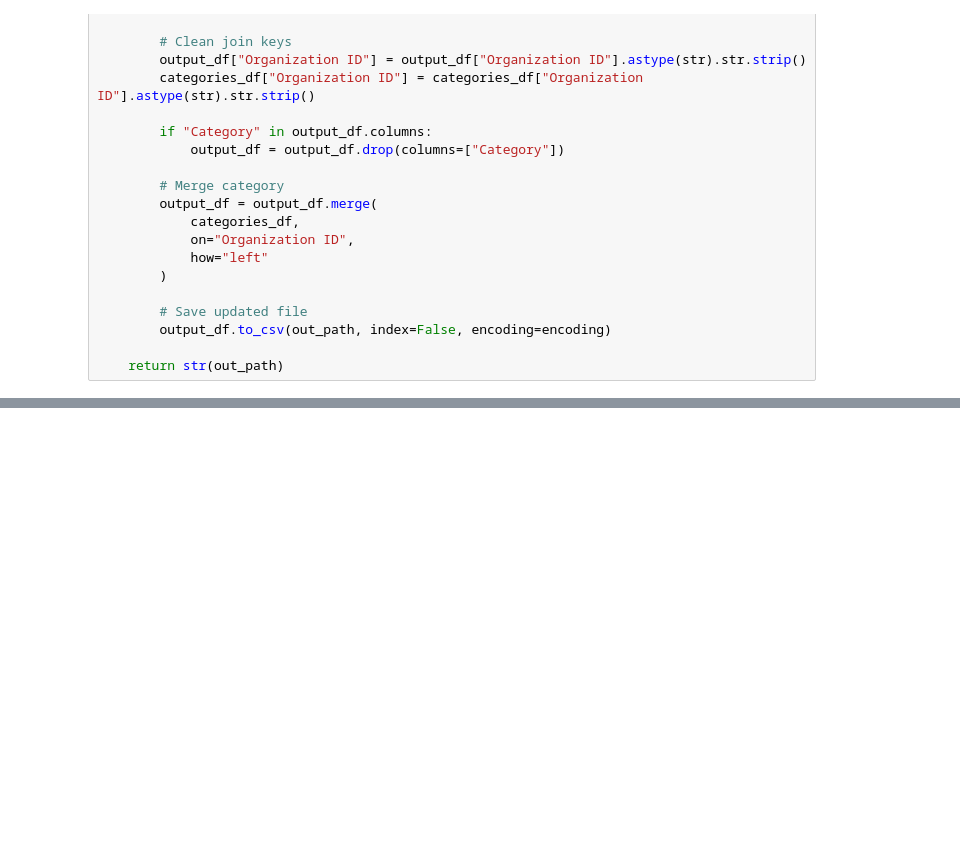
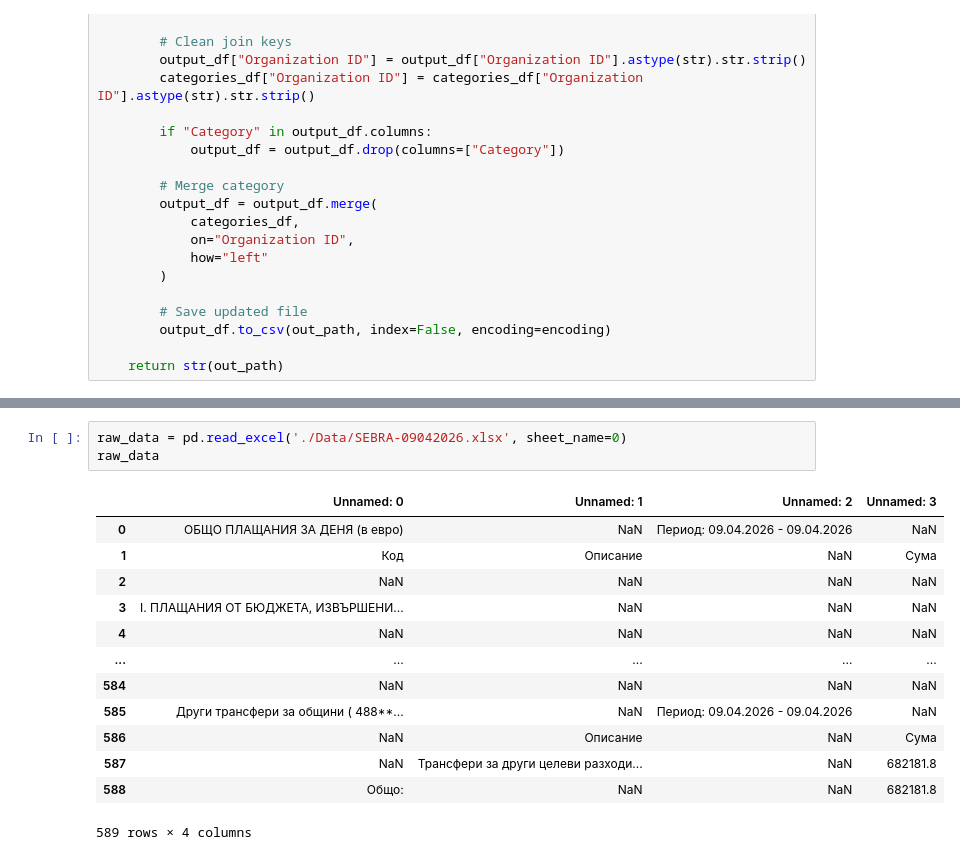
Before and after one commit to data-for-good-bg/sebra-scrape, a Jupyter notebook: playground/SEBRA_parser_2026_EUR.ipynb, the cells around one changed output, grey strips where cells are left out. Cells and saved outputs as stored; diff of their text form; blank space fills up the shorter version.

```diff
--- a/playground/SEBRA_parser_2026_EUR.ipynb
+++ b/playground/SEBRA_parser_2026_EUR.ipynb
@@ -269,3 +585,20 @@ parse_sebra_xlsx('./Data/SEBRA-09042026.xlsx')
 | 220 | 60 xxxx | Трансфери за бюджетни и извънбюдж... | 1971681.79 | Национален фонд - Средства от Евр... | 09.04.2026 | 09.04.2026 | ... |
 | 221 | 88 xxxx | Средства на разпореждане | 49579.49 | Национален фонд - Средства от Евр... | 09.04.2026 | 09.04.2026 | ... |
 222 rows × 7 columns
+# %%
+raw_data = pd.read_excel('./Data/SEBRA-09042026.xlsx', sheet_name=0)
+raw_data
+# %% [output]
+|  | Unnamed: 0 | Unnamed: 1 | Unnamed: 2 | Unnamed: 3 |
+| 0 | ОБЩО ПЛАЩАНИЯ ЗА ДЕНЯ (в евро) | NaN | Период: 09.04.2026 - 09.04.2026 | NaN |
+| 1 | Код | Описание | NaN | Сума |
+| 2 | NaN | NaN | NaN | NaN |
+| 3 | I. ПЛАЩАНИЯ ОТ БЮДЖЕТА, ИЗВЪРШЕНИ... | NaN | NaN | NaN |
+| 4 | NaN | NaN | NaN | NaN |
+| ... | ... | ... | ... | ... |
+| 584 | NaN | NaN | NaN | NaN |
+| 585 | Други трансфери за общини ( 488**... | NaN | Период: 09.04.2026 - 09.04.2026 | NaN |
+| 586 | NaN | Описание | NaN | Сума |
+| 587 | NaN | Трансфери за други целеви разходи... | NaN | 682181.8 |
+| 588 | Общо: | NaN | NaN | 682181.8 |
+589 rows × 4 columns
```
Also changed, not shown: parts of 6 cells of this notebook.
